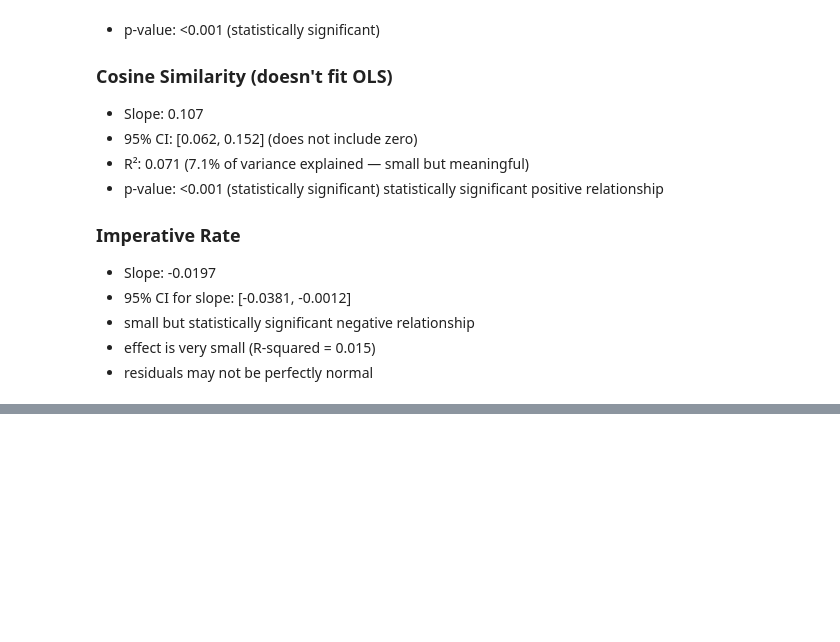
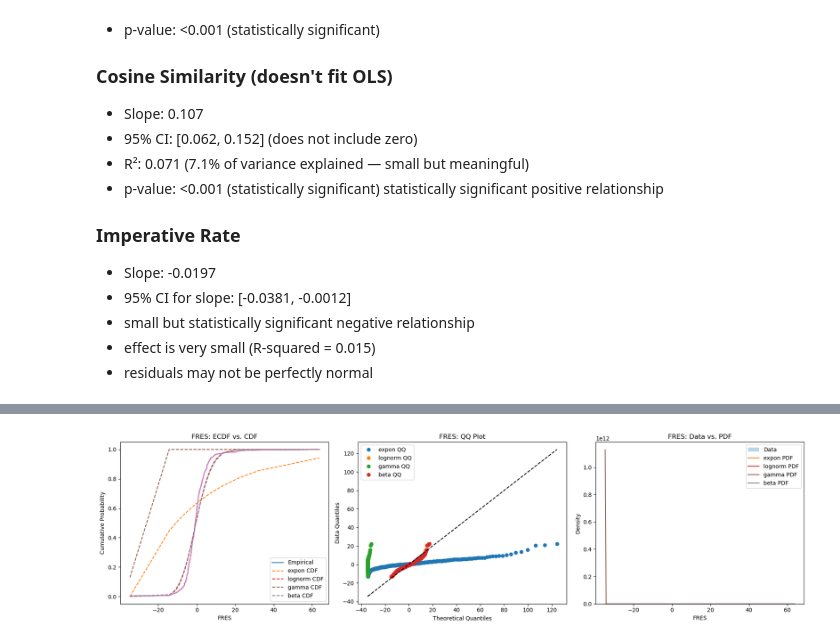
Before and after one commit to brookeyeye/Bechdel, a Jupyter notebook: Scripts/AnalysisScripts/prop_fem_dialogue.ipynb, the cells around one changed output, grey strips where cells are left out. Drawn from its saved outputs; the diff is of its cells as text; code cells hidden in the pictures; blank space fills up the shorter version.

```diff
--- a/Scripts/AnalysisScripts/prop_fem_dialogue.ipynb
+++ b/Scripts/AnalysisScripts/prop_fem_dialogue.ipynb
@@ -283,0 +289,81 @@ statistically significant positive relationship
+# %%
+metrics = {
+    "FRES": df_by_movie['flesch_diff_m_f'],  # Flesch Reading Ease Score
+    "JSD": df_by_movie['jsd_m_f'],  # Jensen-Shannon Distance
+    "Cosine": df_by_movie['cossim'],  # Cosine Similarity
+}
+
+distributions = [
+    ('expon', stats.expon),
+    ('lognorm', stats.lognorm),
+    ('gamma', stats.gamma),
+    ('beta', stats.beta)
+]
+
+def ecdf(data):
+    xs = np.sort(data)
+    ys = np.arange(1, len(xs)+1) / len(xs)
+    return xs, ys
+
+for metric, data in metrics.items():
+    data = data.dropna().values
+    print(f"\n=== {metric.upper()} ===")
+    results = []
+    plt.figure(figsize=(18,5))
+
+    # Fit distributions and gather stats
+    for i, (name, dist) in enumerate(distributions):
+        params = dist.fit(data)
+        k = len(params)
+        logL = np.sum(dist.logpdf(data, *params))
+        AIC = 2*k - 2*logL
+        results.append({
+            "name": name,
+            "params": params,
+            "logL": logL,
+            "k": k,
+            "AIC": AIC,
+        })
+
+        # For ECDF vs Theoretical CDF
+        xs, ys = ecdf(data)
+        cdf_theory = dist.cdf(xs, *params)
+        plt.subplot(1, 3, 1)
+        plt.plot(xs, ys, label='Empirical' if i==0 else "")
+        plt.plot(xs, cdf_theory, '--', label=f'{name} CDF')
+        plt.title(f"{metric}: ECDF vs. CDF")
+        plt.xlabel(metric)
+        plt.ylabel("Cumulative Probability")
+        plt.legend()
+
+        # For QQ plot
+        plt.subplot(1, 3, 2)
+        qq_theory = dist.ppf(np.linspace(0.01, 0.99, len(data)), *params)
+        qq_data = np.quantile(data, np.linspace(0.01, 0.99, len(data)))
+        plt.plot(qq_theory, qq_data, 'o', label=f'{name} QQ')
+        plt.plot(qq_theory, qq_theory, 'k--')
+        plt.title(f"{metric}: QQ Plot")
+        plt.xlabel('Theoretical Quantiles')
+        plt.ylabel('Data Quantiles')
+        plt.legend()
+
+        # Histogram vs PDF
+        plt.subplot(1, 3, 3)
+        count, bins, _ = plt.hist(data, bins=30, density=True, alpha=0.3, label='Data' if i==0 else "")
+        xfit = np.linspace(min(data), max(data), 200)
+        plt.plot(xfit, dist.pdf(xfit, *params), label=f'{name} PDF')
+        plt.title(f"{metric}: Data vs. PDF")
+        plt.xlabel(metric)
+        plt.ylabel("Density")
+        plt.legend()
+
+    plt.tight_layout()
+    plt.show()
+
+    # Summarize results in DataFrame
+    df_results = pd.DataFrame(results)
+    df_results = df_results.sort_values("AIC").reset_index(drop=True)
+    df_results["AIC_diff"] = df_results["AIC"] - df_results["AIC"].iloc[0]
+    df_results = df_results.rename(columns={'name': '', 'params': 'params'})
+    print(df_results[['', 'params', 'logL', 'k', 'AIC', 'AIC_diff']].to_string(index=False))
+# %% [output]
@@ -283,0 +373 @@ statistically significant positive relationship
+[figure, added]
```
Also changed, not shown: parts of 7 cells of this notebook, 2 other files.
